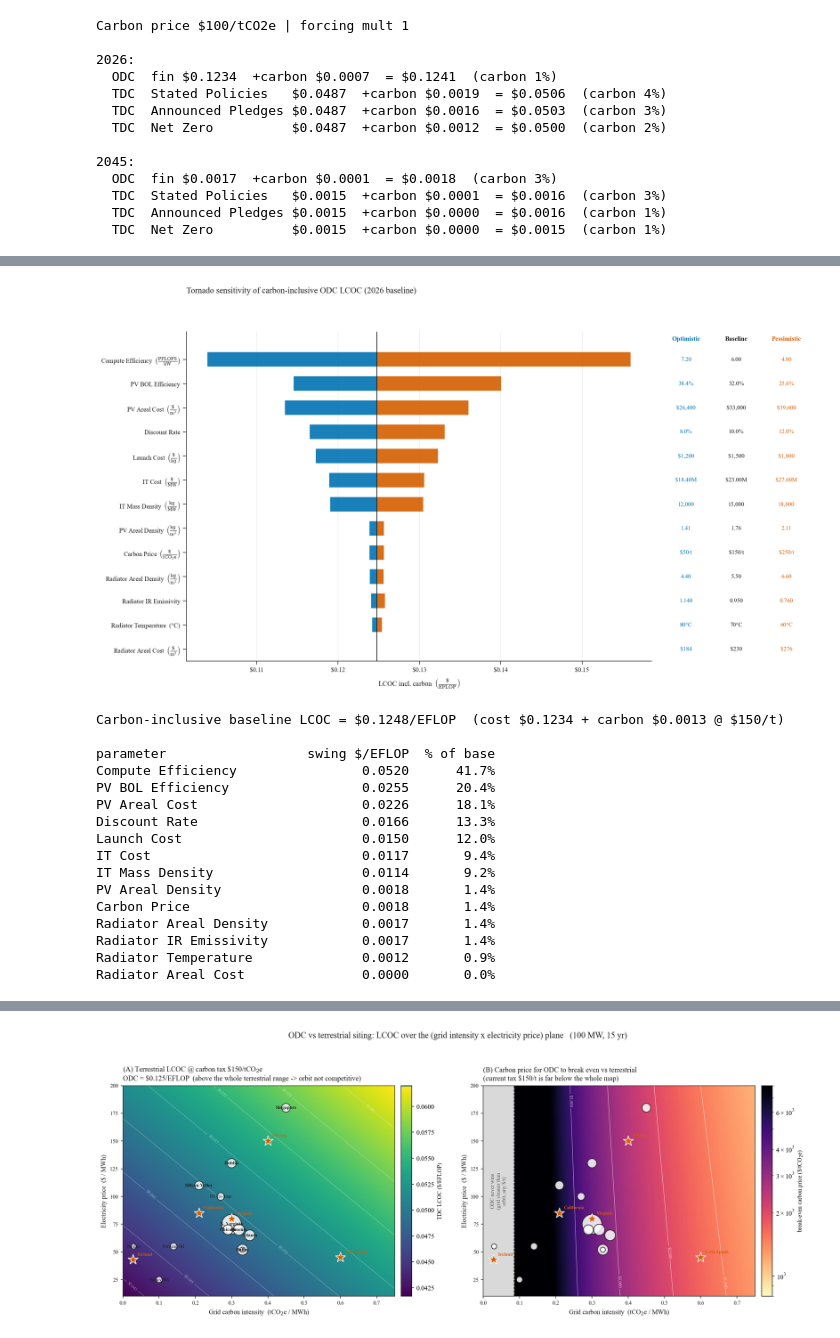
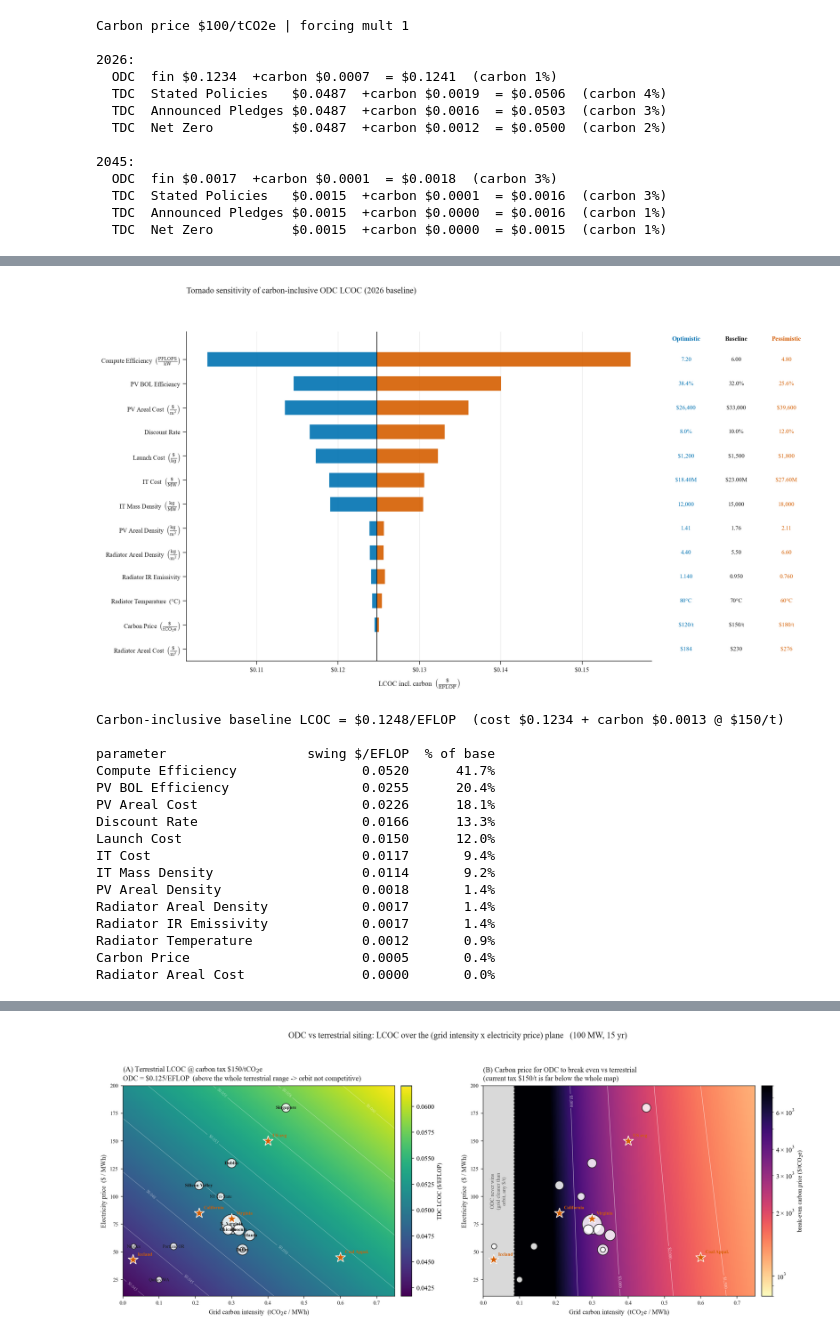
Before and after one commit to clbanjai/Spacing-Data-Centers, a Jupyter notebook: odc_lcoc_v3.ipynb, the cells around one changed output, grey strips where cells are left out. Drawn from its saved outputs; the diff is of its cells as text; code cells hidden in the pictures.

Commit message:
news figures for paper

```diff
--- a/odc_lcoc_v3.ipynb
+++ b/odc_lcoc_v3.ipynb
@@ -2748,7 +2748,7 @@ Note: % rises toward 2045 because carbon is held fixed while costs fall; grid de
 # odc_carbon_result, and style vars (ODC_COLOR, ACCENT_R, INK, GRID, FONT) + style_axes.
 # =============================================================================
 CARBON_PRICE       = 150.0          # $/tCO2e baseline
-CARBON_PRICE_RANGE = (50.0, 250.0)  # low / high for the carbon-price tornado row
+CARBON_PRICE_RANGE = (120, 180.0)  # low / high for the carbon-price tornado row
 ODC_CARBON_T       = odc_carbon_result['total']   # tCO2e, baseline (held fixed)
 
 _CARBON_ATTR = '__carbon_price__'
@@ -2900,34 +2900,34 @@ ax_tbl.set_ylim(len(bars) - 0.5, -1.15)
 ax_tbl.axis('off')
 
 col_x = {'opt': 0.16, 'base': 0.52, 'pes': 0.88}
 for x, header, col in [(col_x['opt'], 'Optimistic',  ODC_COLOR),
                        (col_x['base'], 'Baseline',   INK),
                        (col_x['pes'], 'Pessimistic', ACCENT_R)]:
     ax_tbl.text(x, -0.85, header, ha='center', va='center', fontsize=9,
                 color=col, fontfamily=FONT, fontweight='bold')
 
 for i, (label, attr, opt_lcoc, base_lcoc_, pes_lcoc, swing,
         opt_val, base_val, pes_val) in enumerate(bars):
     ax_tbl.text(col_x['opt'],  i, format_param_value(attr, opt_val),
                 ha='center', va='center', fontsize=8.5, color=ODC_COLOR, fontfamily=FONT)
     ax_tbl.text(col_x['base'], i, format_param_value(attr, base_val),
                 ha='center', va='center', fontsize=8.5, color=INK, fontfamily=FONT)
     ax_tbl.text(col_x['pes'],  i, format_param_value(attr, pes_val),
                 ha='center', va='center', fontsize=8.5, color=ACCENT_R, fontfamily=FONT)
 
 # fig.savefig('tornado_2026_carbon.pdf'); fig.savefig('tornado_2026_carbon.png')
 plt.show()
 
 # ---- values ------------------------------------------------------------------
 print(f'Carbon-inclusive baseline LCOC = ${base_lcoc:.4f}/EFLOP  '
       f'(cost ${calculate_lcoc(BASELINE)["lcoc"]:.4f} + carbon '
       f'${ODC_CARBON_T*CARBON_PRICE/_npv_compute(BASELINE):.4f} @ ${CARBON_PRICE:.0f}/t)\n')
 print(f'{"parameter":<26} {"swing $/EFLOP":>13} {"% of base":>10}')
 for label, attr, opt_lcoc, _b, pes_lcoc, swing, *_ in bars:
     plain = label.split('  ')[0]
     print(f'{plain:<26} {swing:>13.4f} {swing/base_lcoc*100:>9.1f}%')
 # %% [output]
-[figure, old version]
+[figure, new version]
 Carbon-inclusive baseline LCOC = $0.1248/EFLOP  (cost $0.1234 + carbon $0.0013 @ $150/t)
 
 parameter                  swing $/EFLOP  % of base
@@ -2939,10 +2939,10 @@ Launch Cost                       0.0150      12.0%
 IT Cost                           0.0117       9.4%
 IT Mass Density                   0.0114       9.2%
 PV Areal Density                  0.0018       1.4%
-Carbon Price                      0.0018       1.4%
 Radiator Areal Density            0.0017       1.4%
 Radiator IR Emissivity            0.0017       1.4%
 Radiator Temperature              0.0012       0.9%
+Carbon Price                      0.0005       0.4%
 Radiator Areal Cost               0.0000       0.0%
 # %%
 # =============================================================================
```
Also changed, not shown: parts of 7 cells of this notebook.
